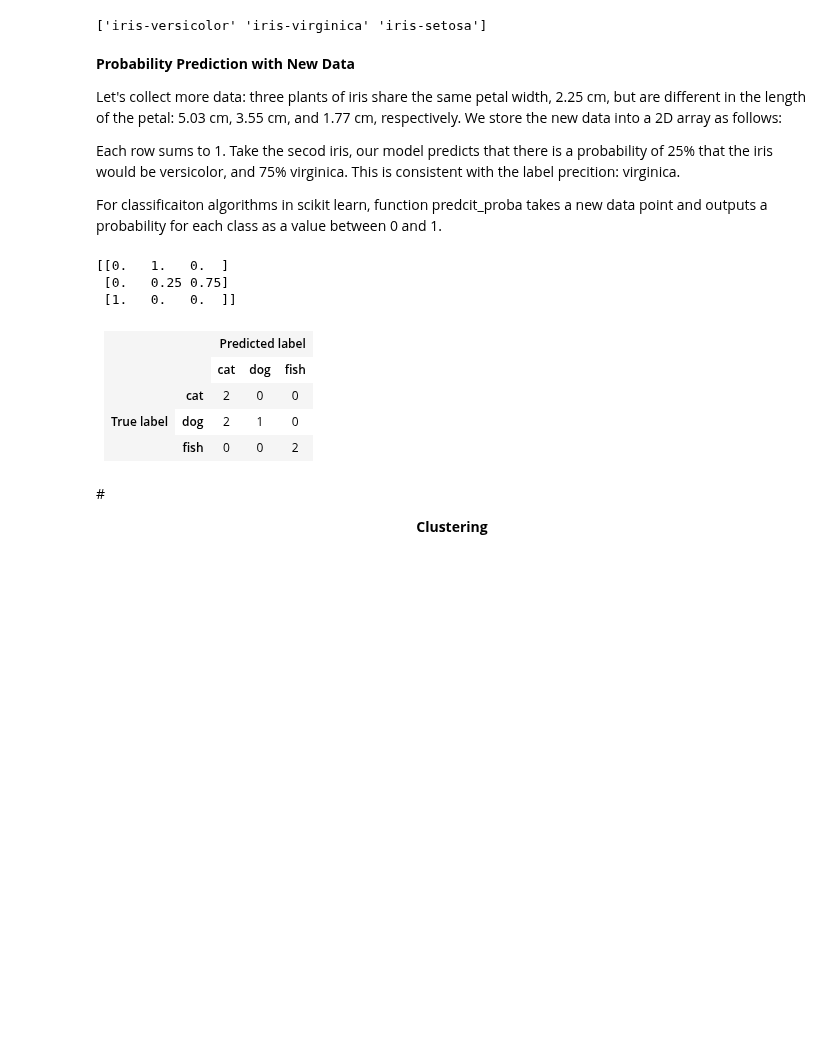
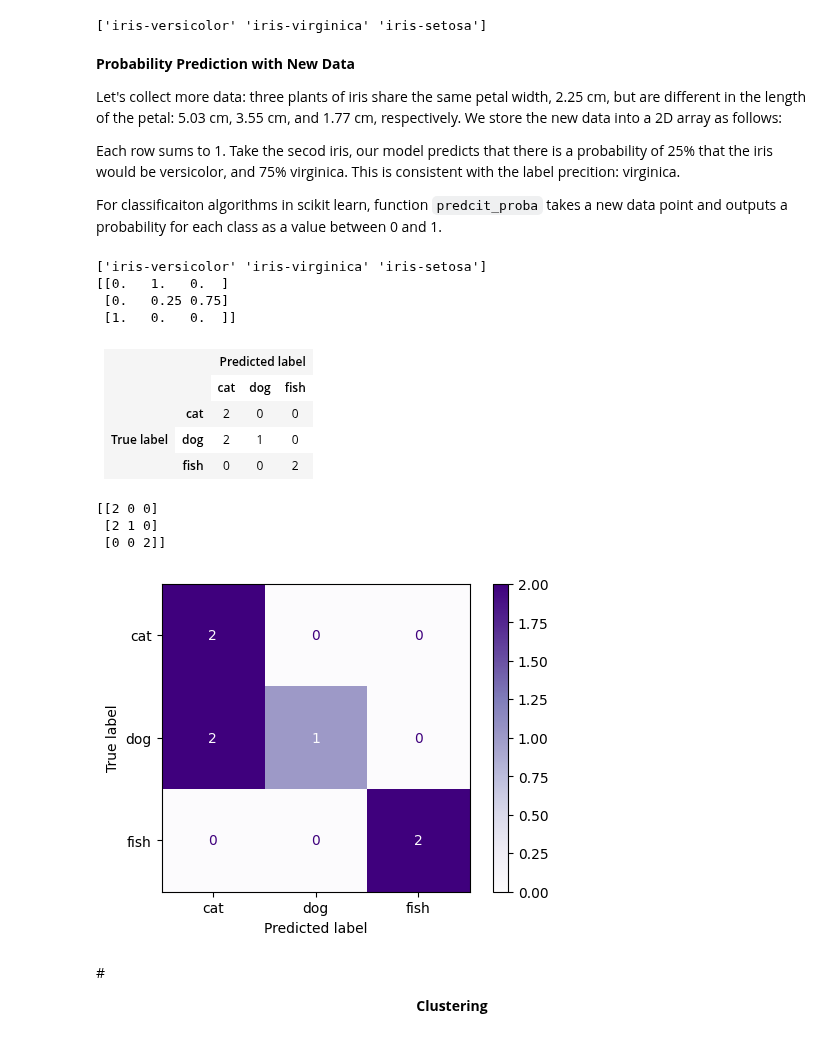
Before and after one commit to niklaust/Data_Science, a Jupyter notebook: Data_Science_notebook_of_niklaust.ipynb, the cells around one changed output. Drawn from its saved outputs; the diff is of its cells as text; code cells hidden in the pictures; blank space fills up the shorter version.

```diff
--- a/Data_Science_notebook_of_niklaust.ipynb
+++ b/Data_Science_notebook_of_niklaust.ipynb
@@ -3199,7 +3187,7 @@ Let's collect more data: three plants of iris share the same petal width, 2.25 c
 
 Each row sums to 1. Take the secod iris, our model predicts that there is a probability of 25% that the iris would be versicolor, and 75% virginica. This is consistent with the label precition: virginica.
 
-For classificaiton algorithms in scikit learn, function predcit_proba takes a new data point and outputs a probability for each class as a value between 0 and 1.
+For classificaiton algorithms in scikit learn, function `predcit_proba` takes a new data point and outputs a probability for each class as a value between 0 and 1.
 # %%
 import numpy as np
 import pandas as pd
@@ -3217,17 +3205,15 @@ X_train, X_test, y_train, y_test = train_test_split(X, y, test_size  = 0.30, ran
 knn_final = KNeighborsClassifier(n_neighbors = 4) # we predicted the best n neighbors is 4
 
 # final model
-knn_final.fit(X,y)
+knn_final.fit(X_train, y_train)
 
 # put the petal length and petal width into a numpy array
-new_data = np.array([3.76, 1.20])
-
 new_data = np.array([[3.76,1.2],[5.25, 1.2],[1.58, 1.2]])
 
-knn_final.predict(new_data)
-
+print(knn_final.predict(new_data))
 print(knn_final.predict_proba(new_data))
 # %% [output]
+['iris-versicolor' 'iris-virginica' 'iris-setosa']
 [[0.   1.   0.  ]
  [0.   0.25 0.75]
  [1.   0.   0.  ]]
@@ -3264,13 +3250,26 @@ print(knn_final.predict_proba(new_data))
 </table>
 # %%
 import numpy as np
-from sklearn.metrics import confusion_matrix
-
+import matplotlib.pyplot as plt
+from sklearn.metrics import confusion_matrix, ConfusionMatrixDisplay
 
 y_true = np.array(['cat','dog','dog','cat','fish','dog','fish'])
 y_pred = np.array(['cat','cat','cat','cat','fish','dog','fish']) # 2nd and 3rd predicted fault
 
-confusion_matrix(y_true,y_pred, labels = ['cat', 'dog', 'fish'])
+cm = confusion_matrix(y_true,y_pred, labels = ['cat', 'dog', 'fish'])
+print(cm)
+
+display = ConfusionMatrixDisplay(confusion_matrix=cm, display_labels=['cat', 'dog', 'fish'])
+
+# Plotting the confusion matrix
+fig, ax = plt.subplots(figsize=(6, 4))
+display.plot(ax=ax, cmap=plt.cm.Purples)
+plt.show()
+# %% [output]
+[[2 0 0]
+ [2 1 0]
+ [0 0 2]]
+[figure, added]
 # %% [markdown]
 #<center><b>Clustering</b></center>
 # %% [markdown]
```
Also changed, not shown: parts of 40 cells of this notebook.
